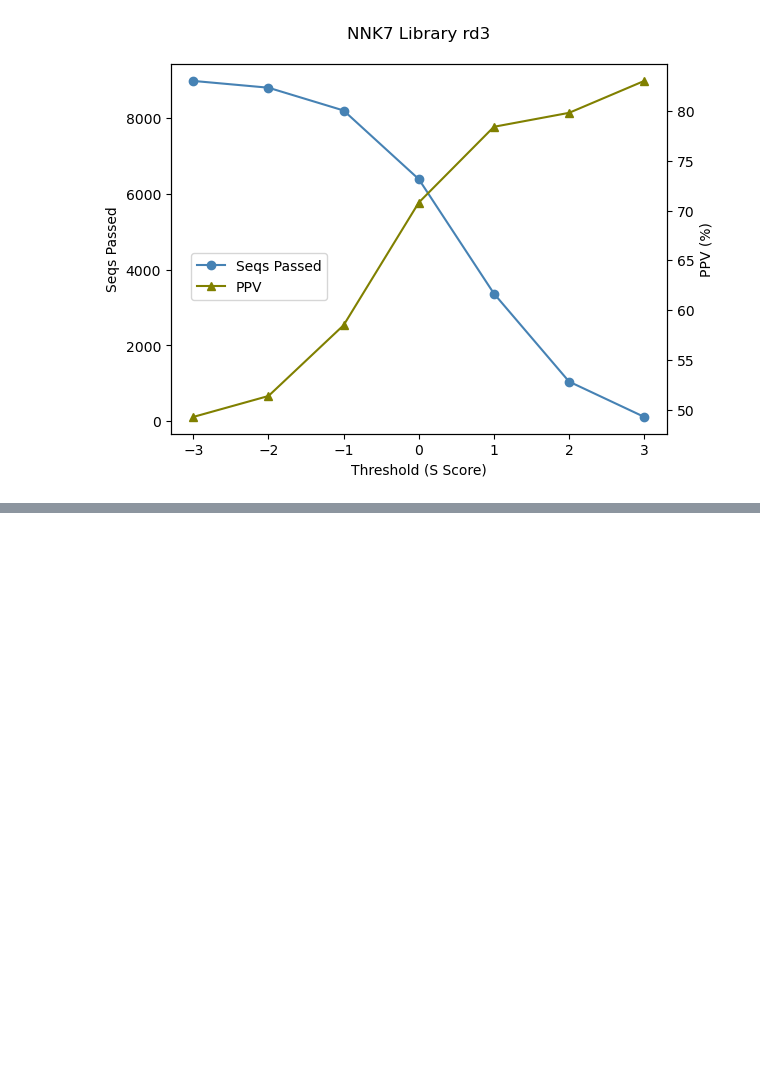
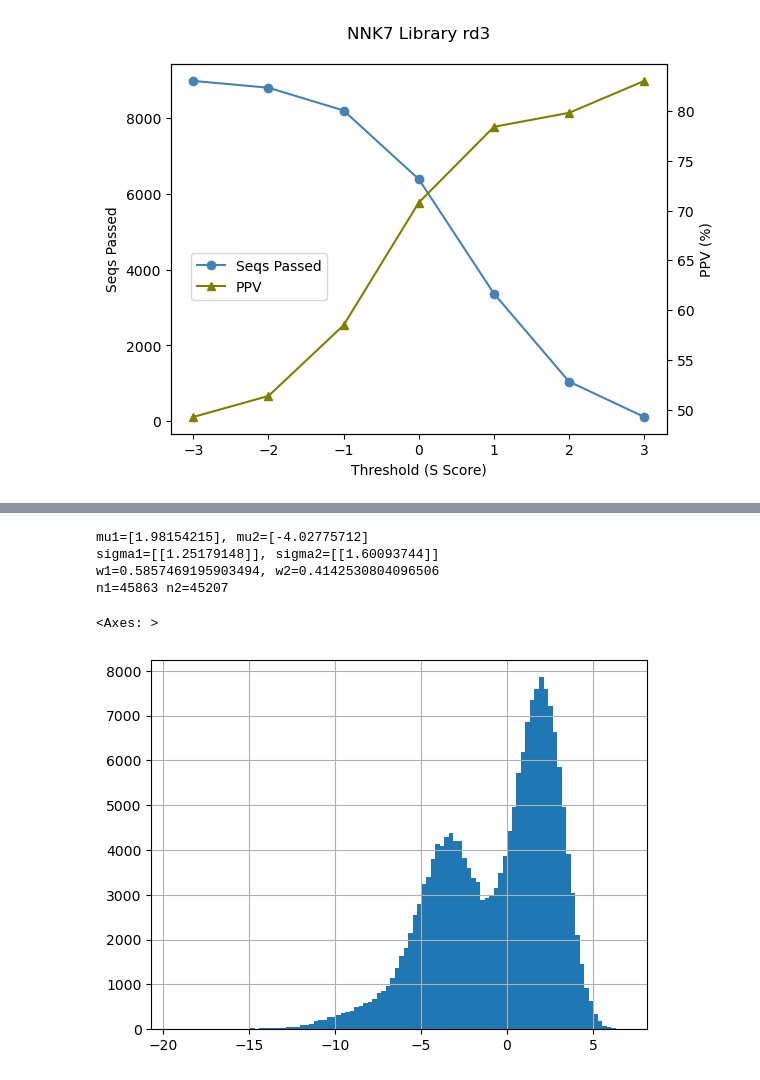
Before and after one commit to Kuhlman-Lab/LynD-substrate-modeling, a Jupyter notebook: src/eda/eda.ipynb, the cells around one changed output, grey strips where cells are left out. Cells and saved outputs as stored; diff of their text form; code cells hidden in the pictures; blank space fills up the shorter version.

```diff
--- a/src/eda/eda.ipynb
+++ b/src/eda/eda.ipynb
@@ -227,3 +265,71 @@ s_anti = s_score(anti, y_star)
+# %%
+import numpy as np
+from sklearn.mixture import GaussianMixture
+from pylab import concatenate, normal
+
+
+def get_params(df, mu_values, sigma_values, sample_values):
+    # normal distribution parameters (estimated)
+    if len(mu_values) == 1:
+        mu = mu_values[0]
+        sigma = sigma_values[0]
+        n = sample_values[0]
+        X = concatenate((normal(mu, sigma, n), normal(mu, sigma, n))).reshape(-1, 1)
+        gm = GaussianMixture(n_components=1, random_state=0).fit(X)
+        print(f'mu={gm.means_[0]}')
+        print(f'sigma={np.sqrt(gm.covariances_[0])}')
+        print(f'w={gm.weights_[0]}')
+        print(f'n={int(n * gm.weights_[0])}')
+    else:
+
+        mu1, mu2 = mu_values # average
+        sigma1, sigma2 = sigma_values # std dev
+        n1, n2 = sample_values # num samples
+        n = n1 + n2
+
+        X = concatenate((normal(mu1, sigma1, n1), normal(mu2, sigma2, n2))).reshape(-1, 1)
+        gm = GaussianMixture(n_components=2, random_state=0).fit(X)
+        print(f'mu1={gm.means_[0]}, mu2={gm.means_[1]}')
+        print(f'sigma1={np.sqrt(gm.covariances_[0])}, sigma2={np.sqrt(gm.covariances_[1])}')
+        print(f'w1={gm.weights_[0]}, w2={gm.weights_[1]}')
+        print(f'n1={int(n1 * gm.weights_[0])} n2={int(n2 * gm.weights_[1])}')
+
+# naive peaks (two)
+# test = combined.loc[combined['Library'] == 'Naive']
+# get_params(
+#     df=test,
+#     mu_values=[-4, 2],
+#     sigma_values=[1.631696, 1.238101],
+#     sample_values=[78299, 109129]
+# )
+# test['S Score'].hist(bins=100)
+
+# selection peak (one)
+# test = combined.loc[combined['Library'] == 'Selection']
+# get_params(
+#     df=test,
+#     mu_values=[2.2],
+#     sigma_values=[1.65],
+#     sample_values=[test.shape[0]]
+# )
+# test['S Score'].hist(bins=100)
+
+# antiselection peaks (two)
+# test = combined.loc[combined['Library'] == 'Antiselection']
+# get_params(
+#     df=test,
+#     mu_values=[-4, 0],
+#     sigma_values=[2.397758, 1.166206],
+#     sample_values=[344237, 147528]
+# )
+# test['S Score'].hist(bins=100)
+# %% [output]
+mu1=[1.98154215], mu2=[-4.02775712]
+sigma1=[[1.25179148]], sigma2=[[1.60093744]]
+w1=0.5857469195903494, w2=0.4142530804096506
+n1=45863 n2=45207
+<Axes: >
+[figure, added]
 # %%
 # plot  S Scores
 plt.hist(s_sel, bins=100, color='steelblue', alpha=0.5)#, density=True)
```
Also changed, not shown: parts of 20 cells of this notebook, 22 other files.
